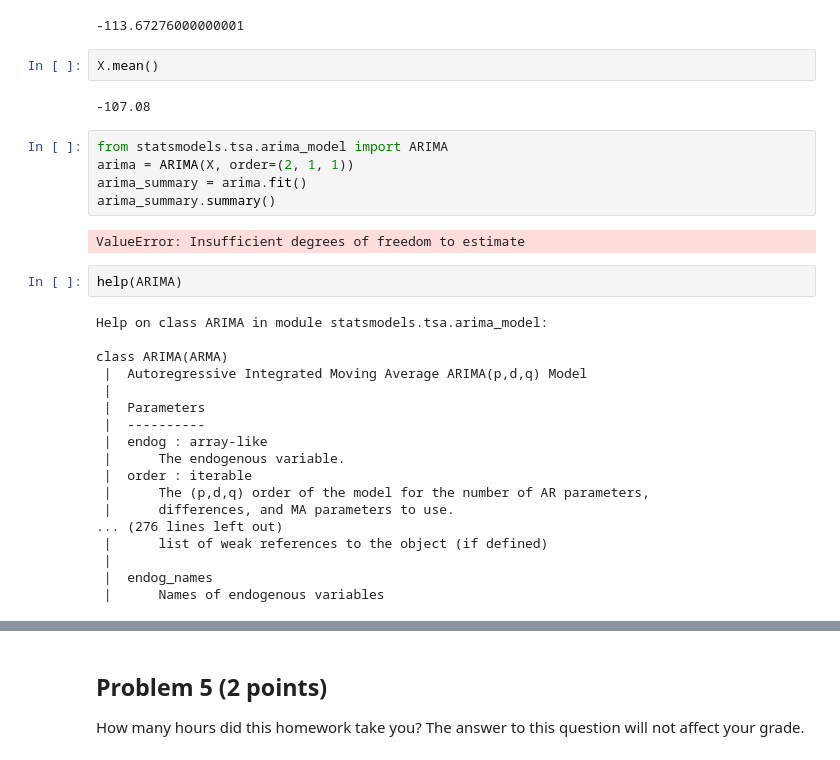
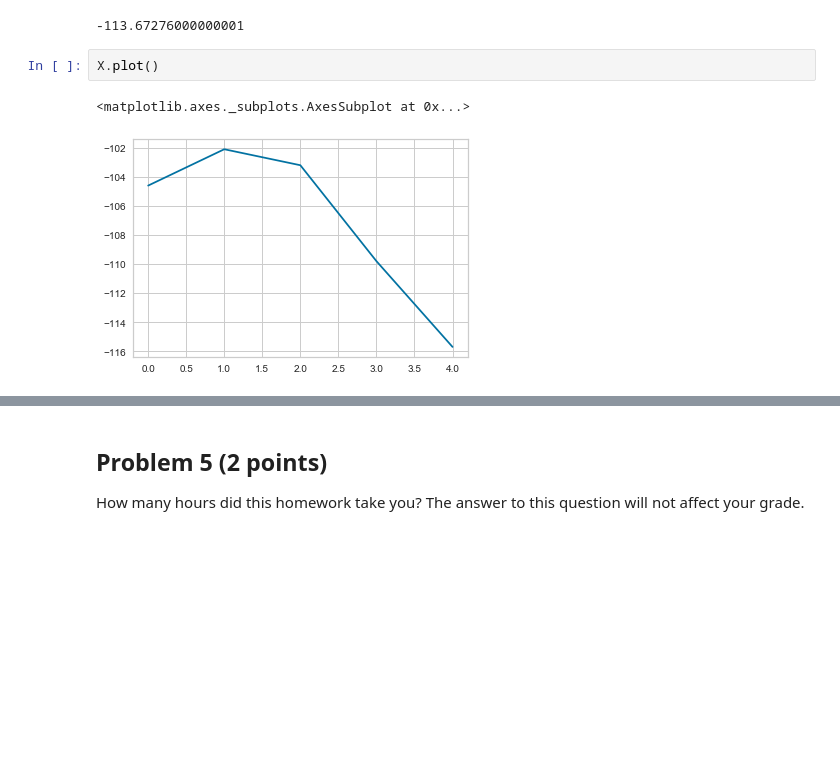
Before and after one commit to paulmattheww/Harvard-CS82-Advanced-ML, a Jupyter notebook: Assignments/HW3/HW3_2018_CSCIE82.ipynb, the cells around one changed output, grey strips where cells are left out. Drawn from its saved outputs; the diff is of its cells as text; blank space fills up the shorter version.

```diff
--- a/Assignments/HW3/HW3_2018_CSCIE82.ipynb
+++ b/Assignments/HW3/HW3_2018_CSCIE82.ipynb
@@ -802,33 +794,7 @@ X.mean() + coefs['const'] + coefs['ar1']*X_diff[4] + coefs['ar2']*X_diff[3] + co
 # %% [output]
 -113.67276000000001
 # %%
-X.mean()
+X.plot()
 # %% [output]
--107.08
+<matplotlib.axes._subplots.AxesSubplot at 0x...>
+[figure, added]
-# %%
-from statsmodels.tsa.arima_model import ARIMA
-arima = ARIMA(X, order=(2, 1, 1))
-arima_summary = arima.fit()
-arima_summary.summary()
-# %% [output]
-ValueError: Insufficient degrees of freedom to estimate
-# %%
-help(ARIMA)
-# %% [output]
-Help on class ARIMA in module statsmodels.tsa.arima_model:
-
-class ARIMA(ARMA)
- |  Autoregressive Integrated Moving Average ARIMA(p,d,q) Model
- |
- |  Parameters
- |  ----------
- |  endog : array-like
- |      The endogenous variable.
- |  order : iterable
- |      The (p,d,q) order of the model for the number of AR parameters,
- |      differences, and MA parameters to use.
-... (276 lines left out)
- |      list of weak references to the object (if defined)
- |
- |  endog_names
- |      Names of endogenous variables
```
Also changed, not shown: parts of 10 cells of this notebook.
